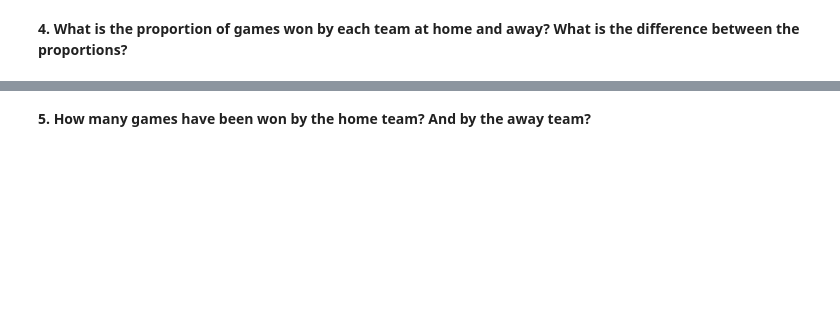
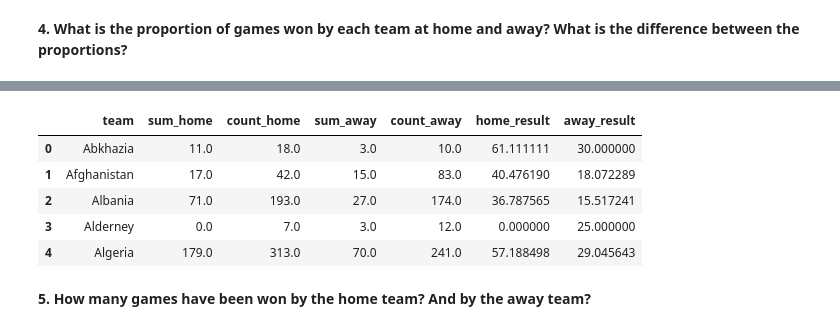
Before and after one commit to katarzynaadamczyk/data_analysis, a Jupyter notebook: soccer/notebook.ipynb, the cells around one changed output, grey strips where cells are left out. Saved outputs shown, nothing was run; the diff lists cells and outputs as text; code cells hidden in the pictures; blank space fills up the shorter version.

```diff
--- a/soccer/notebook.ipynb
+++ b/soccer/notebook.ipynb
@@ -472,0 +522,5 @@ Pomyśleć nad jakąś wizualizacją tego. Na przykład w
+# %%
+away_results = all_results.pivot_table(index='away_team', values='is_away_winner', aggfunc=['sum', 'count'])
+away_results.reset_index(inplace=True)
+away_results.columns = away_results.columns.droplevel(1)
+away_results.head()
@@ -472,0 +540,3 @@ Pomyśleć nad jakąś wizualizacją tego. Na przykład w
+# %%
+home_and_away_table = home_results.merge(away_results, how='outer', left_on='home_team', right_on='away_team', suffixes=['_home', '_away'])
+home_and_away_table.head()
@@ -472,0 +566,4 @@ Pomyśleć nad jakąś wizualizacją tego. Na przykład w
+# %%
+home_and_away_table.drop(columns='away_team', inplace=True)
+home_and_away_table.rename(columns={'home_team': 'team'}, inplace=True)
+home_and_away_table.head()
@@ -472,0 +577,3 @@ Pomyśleć nad jakąś wizualizacją tego. Na przykład w
+# %%
+home_and_away_table.dropna(inplace=True)
+home_and_away_table.info()
@@ -473,2 +602,13 @@ Pomyśleć nad jakąś wizualizacją tego. Na przykład w
+# %%
+home_and_away_table['home_result'] = home_and_away_table['sum_home'] / home_and_away_table['count_home'] * 100
+home_and_away_table['away_result'] = home_and_away_table['sum_away'] / home_and_away_table['count_away'] * 100
+home_and_away_table.head()
+# %% [output]
+|  | team | sum_home | count_home | sum_away | count_away | home_result | away_result |
+| 0 | Abkhazia | 11.0 | 18.0 | 3.0 | 10.0 | 61.111111 | 30.000000 |
+| 1 | Afghanistan | 17.0 | 42.0 | 15.0 | 83.0 | 40.476190 | 18.072289 |
+| 2 | Albania | 71.0 | 193.0 | 27.0 | 174.0 | 36.787565 | 15.517241 |
+| 3 | Alderney | 0.0 | 7.0 | 3.0 | 12.0 | 0.000000 | 25.000000 |
+| 4 | Algeria | 179.0 | 313.0 | 70.0 | 241.0 | 57.188498 | 29.045643 |
 # %% [markdown]
 **5. How many games have been won by the home team? And by the away team?**
```
Also changed, not shown: parts of 18 cells of this notebook.
